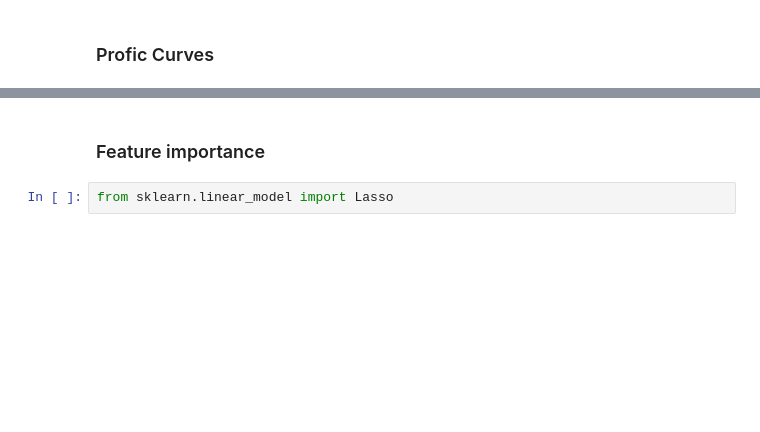
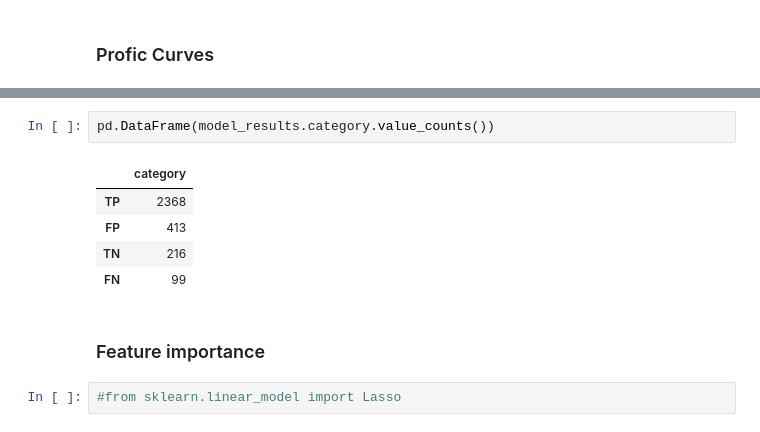
Before and after one commit to GiuliettaR/customer_retention_model, a Jupyter notebook: customer_churn-Copy1.ipynb, the cells around one changed output, grey strips where cells are left out. Saved outputs shown, nothing was run; the diff lists cells and outputs as text; blank space fills up the shorter version.

```diff
--- a/customer_churn-Copy1.ipynb
+++ b/customer_churn-Copy1.ipynb
@@ -410,4 +448,12 @@ plt.legend()
+# %%
+pd.DataFrame(model_results.category.value_counts())
+# %% [output]
+|  | category |
+| TP | 2368 |
+| FP | 413 |
+| TN | 216 |
+| FN | 99 |
 # %% [markdown]
 ### Feature importance
 # %%
-from sklearn.linear_model import Lasso
+#from sklearn.linear_model import Lasso
```
Also changed, not shown: parts of 14 cells of this notebook.
